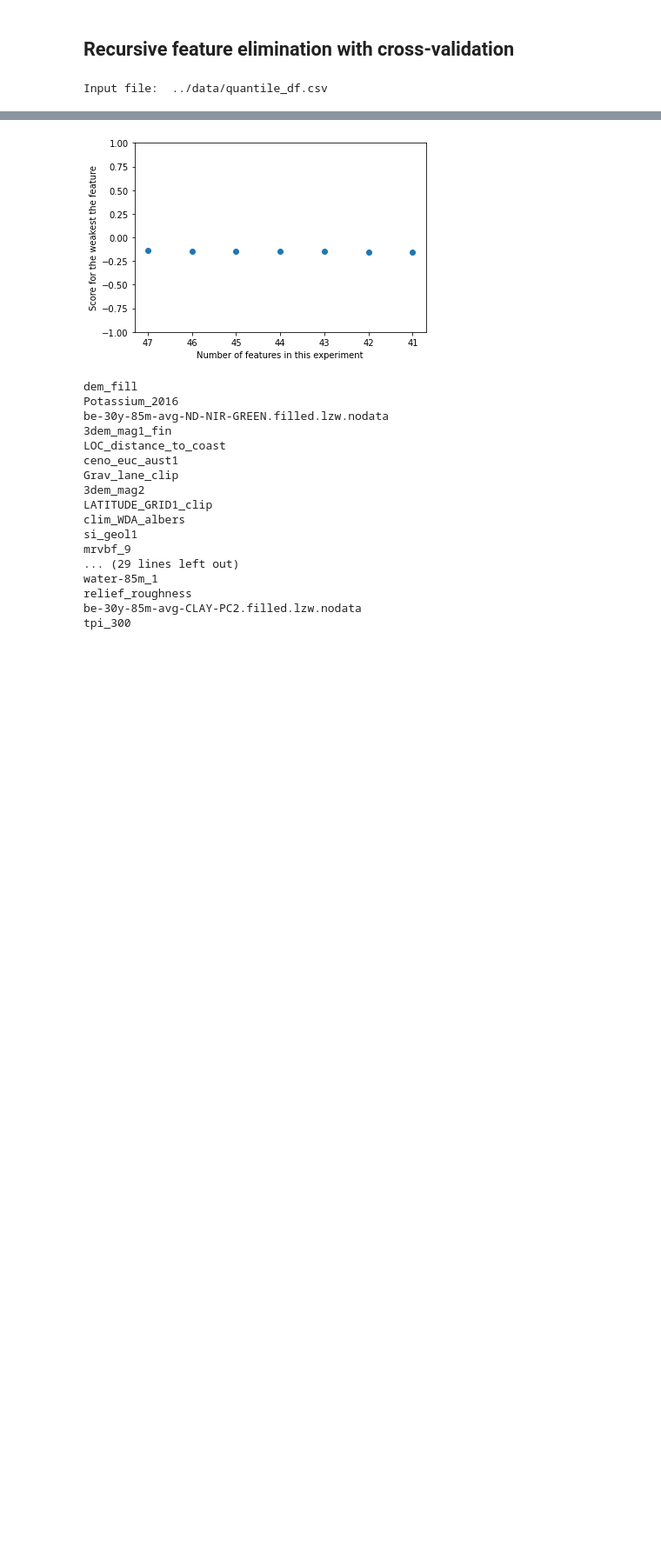
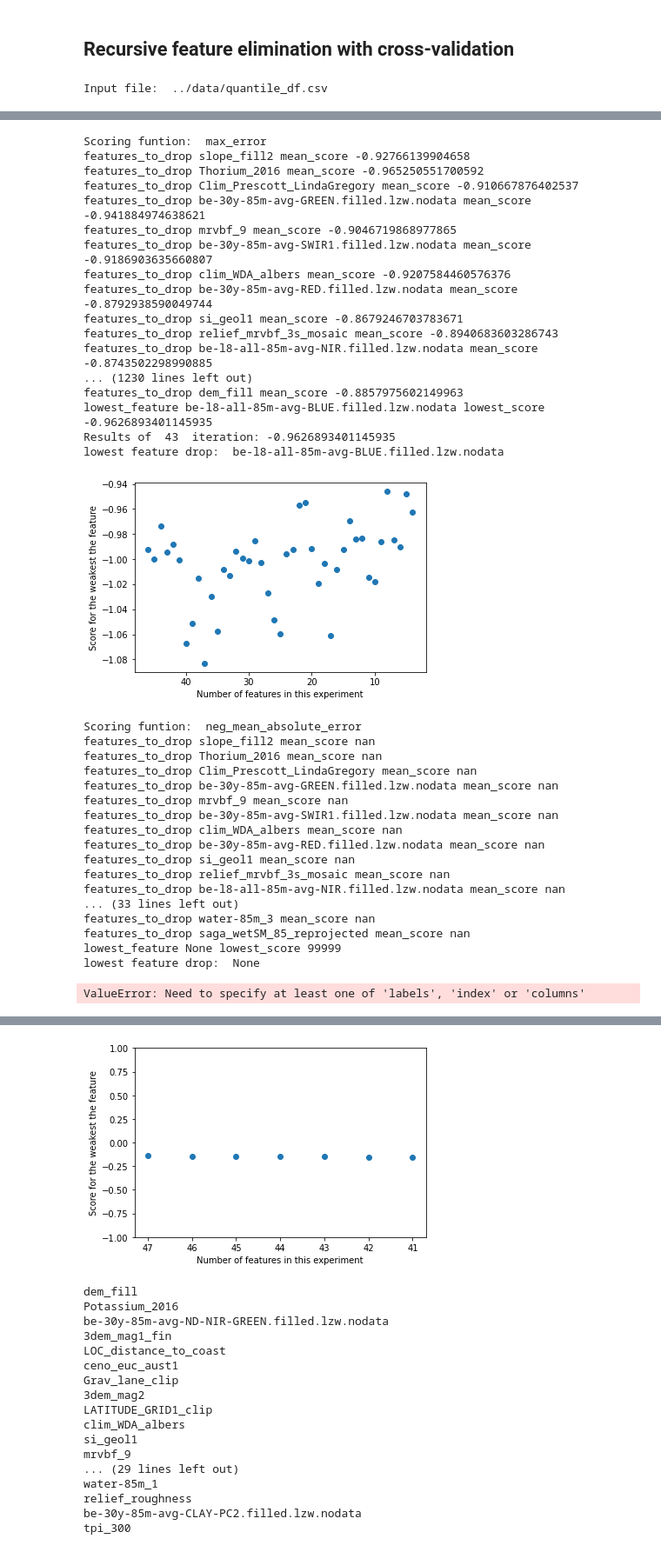
Before and after one commit to sheecegardezi/uncoverml, a Jupyter notebook: notebook/Feature_Ranking.ipynb, the cells around one changed output, grey strips where cells are left out. Shown: that part at 87% size. Saved outputs shown, nothing was run; the diff lists cells and outputs as text; code cells hidden in the pictures; blank space fills up the shorter version.

```diff
--- a/notebook/Feature_Ranking.ipynb
+++ b/notebook/Feature_Ranking.ipynb
@@ -176,3 +249,68 @@ Results of  44  iteration: 0.8769497330540218
+# %%
+min_features_required=3
+model=XGBRegressor(objective='reg:squarederror', tree_method='gpu_hist', gpu_id=0, n_jobs=-1)
+n_splits=3
+scorings = ["max_error", "neg_mean_absolute_error", "neg_mean_squared_error", "neg_root_mean_squared_error", "neg_mean_squared_log_error", "neg_median_absolute_error", "neg_mean_poisson_deviance", "neg_mean_gamma_deviance", "neg_mean_absolute_percentage_error"]
+
+for scoring in scorings:
+    y = df['target']
+    X = df.drop("target",axis=1)
+    print("Scoring funtion: ",scoring)
+    results = feature_ranking_elimination(X,y, min_features_required, scoring, model, n_splits)
+
+    output_file_name = str(input_file.stem)+"_"+scoring+"_1feb.pkl"
+    file = open(output_file_name, 'wb')
+    pickle.dump(results, file)
+    file.close()
+
+
+    plot_1_data = []
+    for exp_no in results.keys():
+            plot_1_data.append((exp_no,results[exp_no]["lowest_score"]))
+
+    plt.scatter(*zip(*plot_1_data))
+    plt.gca().invert_xaxis()
+    # plt.ylim(0,0.5)
+    plt.xlabel("Number of features in this experiment")
+    plt.ylabel("Score for the weakest the feature")
+    plt.show()
+# %% [output]
+Scoring funtion:  max_error
+features_to_drop slope_fill2 mean_score -0.92766139904658
+features_to_drop Thorium_2016 mean_score -0.965250551700592
+features_to_drop Clim_Prescott_LindaGregory mean_score -0.910667876402537
+features_to_drop be-30y-85m-avg-GREEN.filled.lzw.nodata mean_score -0.941884974638621
+features_to_drop mrvbf_9 mean_score -0.9046719868977865
+features_to_drop be-30y-85m-avg-SWIR1.filled.lzw.nodata mean_score -0.9186903635660807
+features_to_drop clim_WDA_albers mean_score -0.9207584460576376
+features_to_drop be-30y-85m-avg-RED.filled.lzw.nodata mean_score -0.8792938590049744
+features_to_drop si_geol1 mean_score -0.8679246703783671
+features_to_drop relief_mrvbf_3s_mosaic mean_score -0.8940683603286743
+features_to_drop be-l8-all-85m-avg-NIR.filled.lzw.nodata mean_score -0.8743502298990885
+... (1230 lines left out)
+features_to_drop dem_fill mean_score -0.8857975602149963
+lowest_feature be-l8-all-85m-avg-BLUE.filled.lzw.nodata lowest_score -0.9626893401145935
+Results of  43  iteration: -0.9626893401145935
+lowest feature drop:  be-l8-all-85m-avg-BLUE.filled.lzw.nodata
+[figure, added]
+Scoring funtion:  neg_mean_absolute_error
+features_to_drop slope_fill2 mean_score nan
+features_to_drop Thorium_2016 mean_score nan
+features_to_drop Clim_Prescott_LindaGregory mean_score nan
+features_to_drop be-30y-85m-avg-GREEN.filled.lzw.nodata mean_score nan
+features_to_drop mrvbf_9 mean_score nan
+features_to_drop be-30y-85m-avg-SWIR1.filled.lzw.nodata mean_score nan
+features_to_drop clim_WDA_albers mean_score nan
+features_to_drop be-30y-85m-avg-RED.filled.lzw.nodata mean_score nan
+features_to_drop si_geol1 mean_score nan
+features_to_drop relief_mrvbf_3s_mosaic mean_score nan
+features_to_drop be-l8-all-85m-avg-NIR.filled.lzw.nodata mean_score nan
+... (33 lines left out)
+features_to_drop water-85m_3 mean_score nan
+features_to_drop saga_wetSM_85_reprojected mean_score nan
+lowest_feature None lowest_score 99999
+lowest feature drop:  None
+ValueError: Need to specify at least one of 'labels', 'index' or 'columns'
 # %%
 from pathlib import Path
 import pickle
```
Also changed, not shown: parts of 6 cells of this notebook, 1 other file.
